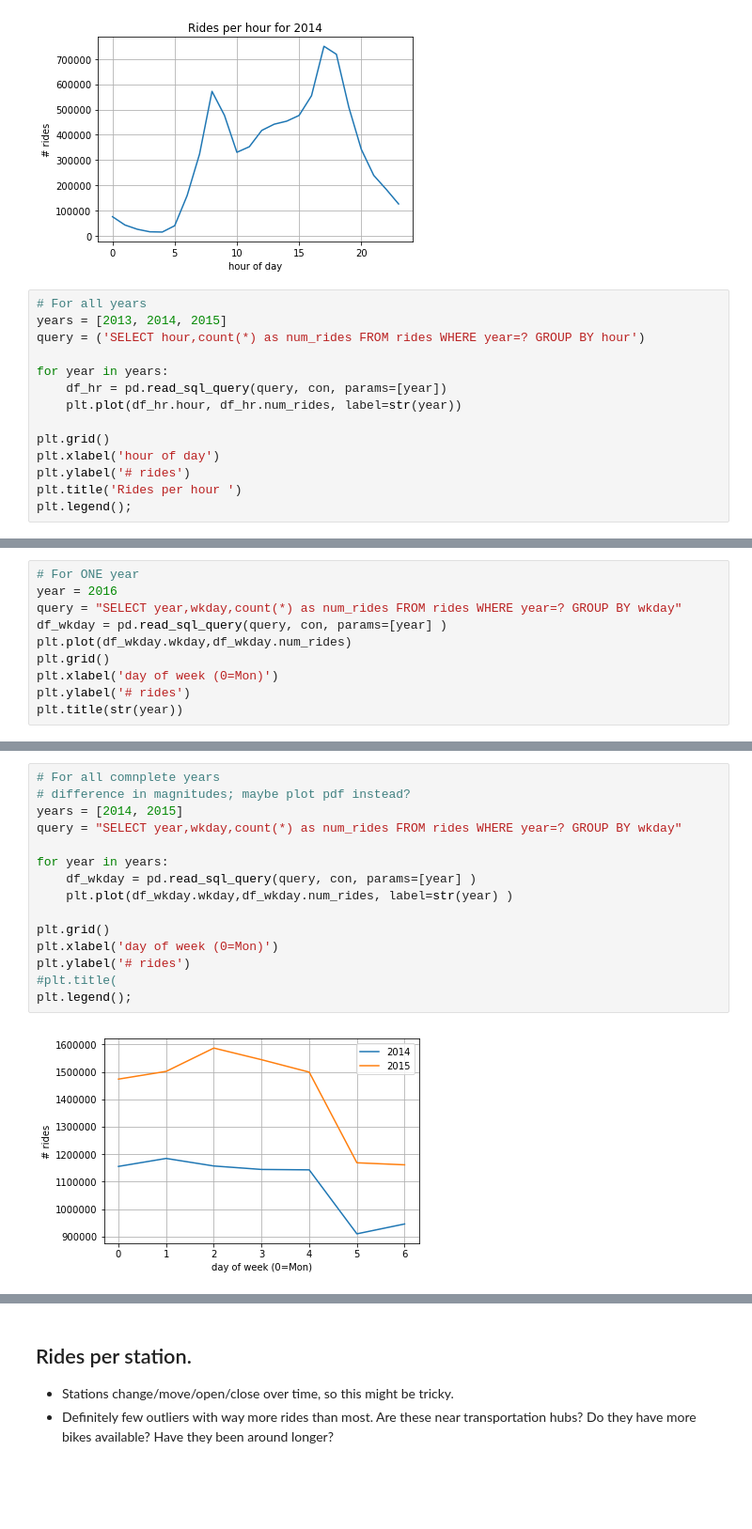
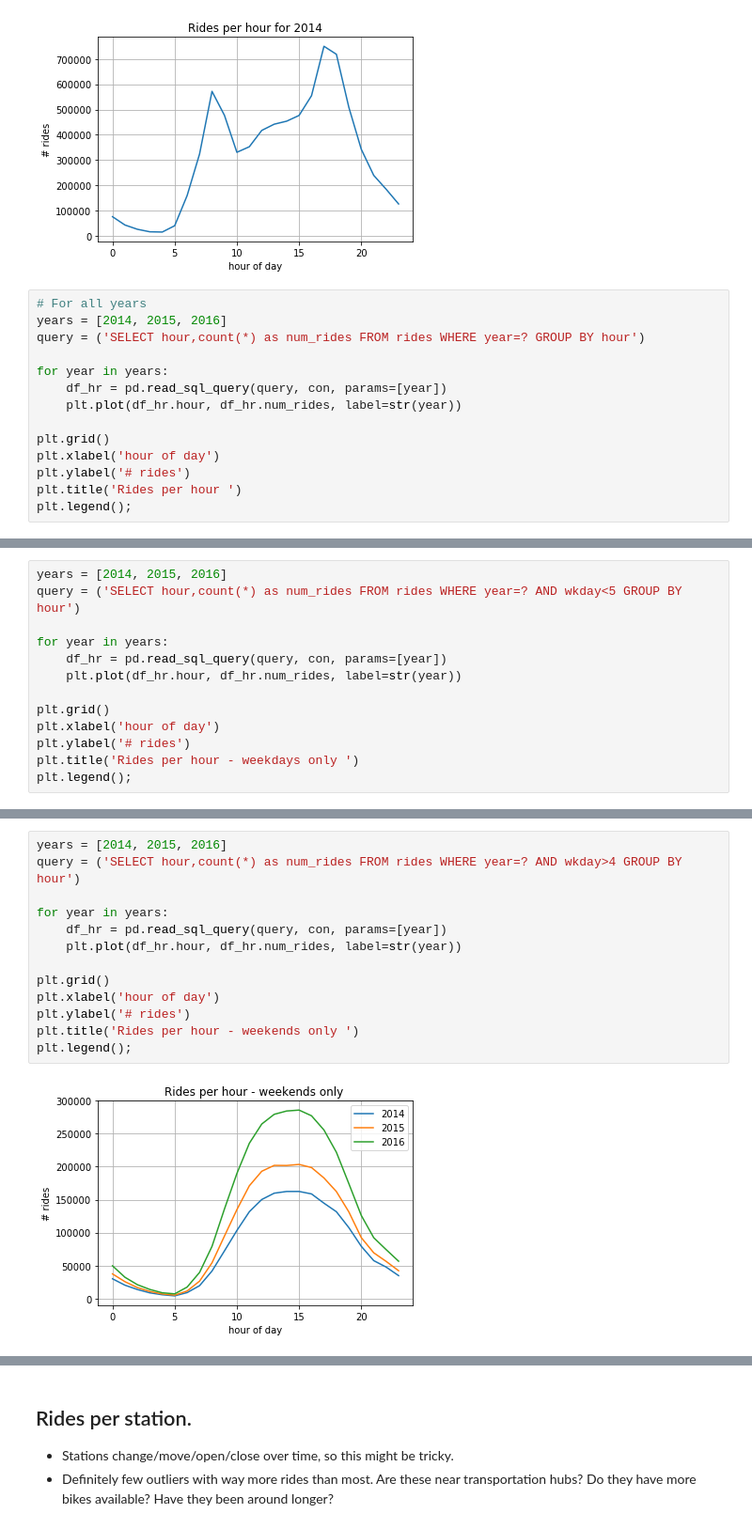
Before and after one commit to andypicke/Springboard_DataScience, a Jupyter notebook: Capstone_1/citibike_EDA.ipynb, the cells around one changed output, grey strips where cells are left out. Shown at 94% size. Drawn from its saved outputs; the diff is of its cells as text; blank space fills up the shorter version.

```diff
--- a/Capstone_1/citibike_EDA.ipynb
+++ b/Capstone_1/citibike_EDA.ipynb
@@ -101,7 +159,7 @@ plt.title('Rides per hour for ' + str(year) )
 [figure]
 # %%
 # For all years
-years = [2013, 2014, 2015]
+years = [2014, 2015, 2016]
 query = ('SELECT hour,count(*) as num_rides FROM rides WHERE year=? GROUP BY hour')
 
 for year in years:
@@ -121,11 +180,14 @@ plt.legend();
 # %%
-# For ONE year
-year = 2016
-query = "SELECT year,wkday,count(*) as num_rides FROM rides WHERE year=? GROUP BY wkday"
-df_wkday = pd.read_sql_query(query, con, params=[year] )
-plt.plot(df_wkday.wkday,df_wkday.num_rides)
+years = [2014, 2015, 2016]
+query = ('SELECT hour,count(*) as num_rides FROM rides WHERE year=? AND wkday<5 GROUP BY hour')
+
+for year in years:
+    df_hr = pd.read_sql_query(query, con, params=[year])
+    plt.plot(df_hr.hour, df_hr.num_rides, label=str(year))
+
 plt.grid()
-plt.xlabel('day of week (0=Mon)')
+plt.xlabel('hour of day')
 plt.ylabel('# rides')
-plt.title(str(year))
+plt.title('Rides per hour - weekdays only ')
+plt.legend();
 # %% [output]
@@ -134,17 +195,15 @@ plt.title(str(year))
 # %%
-# For all comnplete years
-# difference in magnitudes; maybe plot pdf instead?
-years = [2014, 2015]
-query = "SELECT year,wkday,count(*) as num_rides FROM rides WHERE year=? GROUP BY wkday"
+years = [2014, 2015, 2016]
+query = ('SELECT hour,count(*) as num_rides FROM rides WHERE year=? AND wkday>4 GROUP BY hour')
 
 for year in years:
-    df_wkday = pd.read_sql_query(query, con, params=[year] )
-    plt.plot(df_wkday.wkday,df_wkday.num_rides, label=str(year) )
+    df_hr = pd.read_sql_query(query, con, params=[year])
+    plt.plot(df_hr.hour, df_hr.num_rides, label=str(year))
 
 plt.grid()
-plt.xlabel('day of week (0=Mon)')
+plt.xlabel('hour of day')
 plt.ylabel('# rides')
-#plt.title(
+plt.title('Rides per hour - weekends only ')
 plt.legend();
 # %% [output]
-[figure, old version]
+[figure, new version]
```
Also changed, not shown: parts of 53 cells of this notebook.
